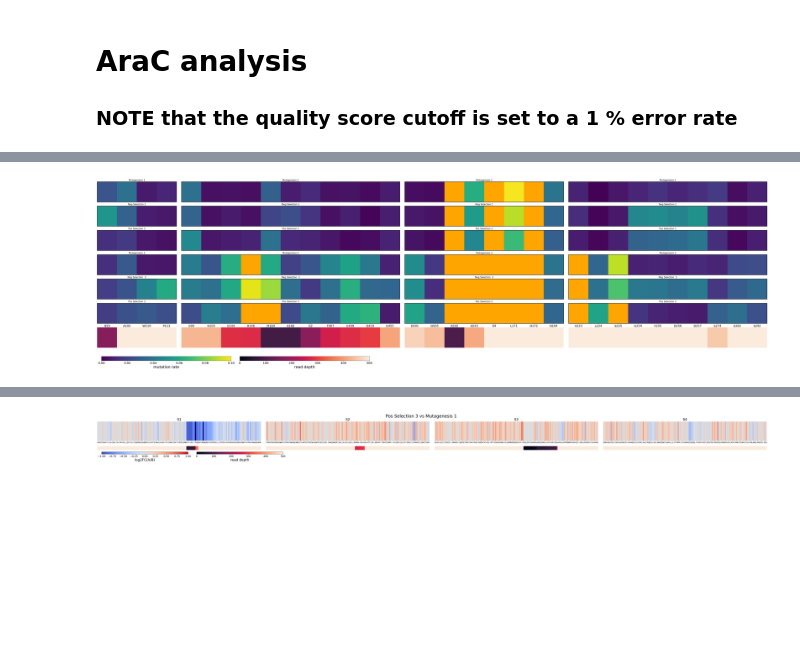
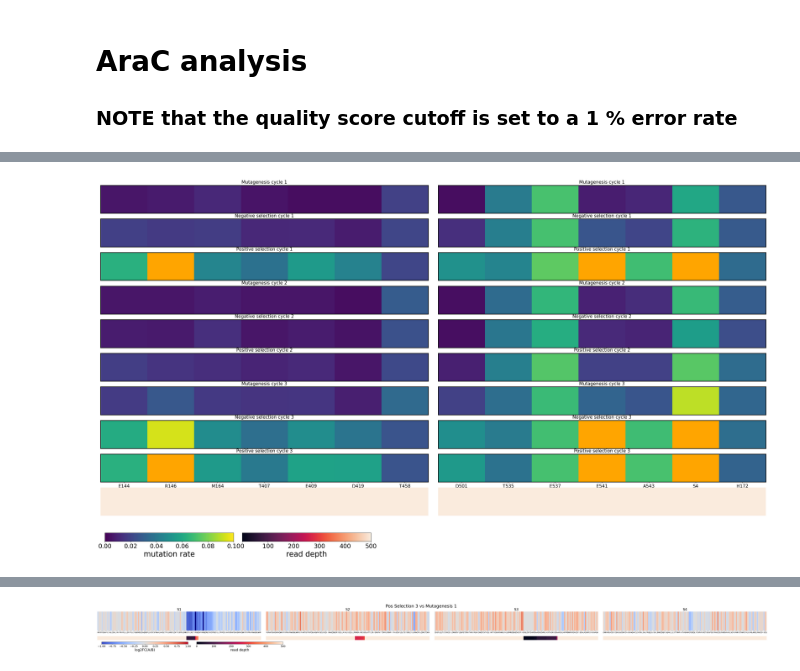
Before and after one commit to AliceHovsepyan/pogo_pance_draft, a Jupyter notebook: DMS_analysis_AraC.ipynb, the cells around one changed output, grey strips where cells are left out. Saved outputs shown, nothing was run; the diff lists cells and outputs as text; code cells hidden in the pictures; blank space fills up the shorter version.

```diff
--- a/DMS_analysis_AraC.ipynb
+++ b/DMS_analysis_AraC.ipynb
@@ -379,11 +467,24 @@ plt.show()
 # %%
 high_mut_pos_dict = {"S1":[], "S2":[], "S3":[], "S4":[]}
 low_cov_pos_dict = {"S1":[], "S2":[], "S3":[], "S4":[]}
-for cyclename in ["Mutagenesis", "NegPosSelection"]:
-    used_Barcodes = ["BC1", "BC2"] if cyclename == "Mutagenesis" else ["BC1", "BC2", "BC3", "BC4"]
-    for section in ["S1", "S2", "S3", "S4"]:
+
+used_Barcodes_perRun = {"Cycle2Mutagenesis": ["BC1"],
+                        "Cycle2NegPos": ["BC1", "BC2"],
+                        "Mutagenesis": ["BC1", "BC2"],
+                        "NegPosSelection": ["BC1", "BC2", "BC3", "BC4"]}
+
+used_Barcodes_perRun = {"S2S3alt3cyclesmut": ["BC1", "BC2", "BC3"],
+                        "S2S3alt3cyclesNegPos": ["BC1", "BC2", "BC3", "BC4", "BC5", "BC6"],
+                        }
+Sections = ["S2", "S3"]
+
+cyclenames = ["S2S3alt3cyclesmut", "S2S3alt3cyclesNegPos"]#["Cycle2Mutagenesis", "Cycle2NegPos", "Mutagenesis", "NegPosSelection"]
+
+for cyclename in cyclenames:
+    used_Barcodes = used_Barcodes_perRun[cyclename]
+    for section in Sections:
         for Bc in used_Barcodes:
-            high_mut_positions,low_cov_pos = find_mutated_pos(read_dict = all_reads, Barcode=Bc, Section=section, ref_gene =ref_gene, Primer_seq=Primer_seq, Primer_out_of_triplets=Primer_out_of_triplets, codons =codons, data_type = "AA", filter_treshold=0.03,cyclename = cyclename, cov_filter_treshold = 50)
+            high_mut_positions,low_cov_pos = find_mutated_pos(read_dict = all_reads, Barcode=Bc, Barcodes=Barcodes, Section=section, ref_gene =ref_gene, Primer_seq=Primer_seq, Primer_out_of_triplets=Primer_out_of_triplets, codons =codons, data_type = "AA", filter_treshold=0.03,cyclename = cyclename, cov_filter_treshold = 50)
             high_mut_pos_dict[section].extend(high_mut_positions)
             low_cov_pos_dict[section].extend(low_cov_pos)
 
@@ -394,8 +495,25 @@ high_mut_pos_dict = {sec:[mut_pos for mut_pos in mut_positions if mut_pos not in
 
 ## order dict values
 high_mut_pos_dict = {key: [pos for pos in sorted(value)] for key, value in high_mut_pos_dict.items()}
-# %%
-compare_mut_enrichement_for_all(all_reads, ref_gene, Primer_out_of_triplets, Barcodes ,Primer_seq , codons, Sections = ["S1", "S2", "S3", "S4"], use_rev_read =True, use_forward_read= True, xlim_plot = None,FigFolder = None, data_type = "AA", combine_mut_rates =True,show_only_pos=high_mut_pos_dict, vmax=0.1, xlabelticks=R5_Pool_AA_annot)
-# %% [output]
-[figure, removed]
+# %%
+### plot mutation rates per position (for pos with high mut rates)
+FigFolder = os.path.join(base_dir, "output/PACE/cycle_mut_enrichment/cycle_mut_enrichment_wC2/repeated_S2S3")
+# variants = ["Mutagenesis_BC1", "NegPosSelection_BC1", "NegPosSelection_BC2", "Cycle2Mutagenesis_BC1","Cycle2NegPos_BC1", "Cycle2NegPos_BC2","Mutagenesis_BC2", "NegPosSelection_BC3", "NegPosSelection_BC4"]
+# plt_titles =["Mutagenesis cycle 1", "Negative selection cycle 1", "Positive selection cycle 1", "Mutagenesis cycle 2", "Negative selection cycle 2", "Positive selection cycle 2","Mutagenesis cycle 3", "Negative selection cycle 3", "Positive selection cycle 3"]
+variants = ['S2S3alt3cyclesmut_BC1',
+ 'S2S3alt3cyclesmut_BC2',
+ 'S2S3alt3cyclesmut_BC3',
+ 'S2S3alt3cyclesNegPos_BC1',
+ 'S2S3alt3cyclesNegPos_BC2',
+ 'S2S3alt3cyclesNegPos_BC3',
+ 'S2S3alt3cyclesNegPos_BC4',
+ 'S2S3alt3cyclesNegPos_BC5',
+ 'S2S3alt3cyclesNegPos_BC6'] # use only R1 names
+plt_titles =["Mutagenesis cycle 1", "Negative selection cycle 1", "Positive selection cycle 1", "Mutagenesis cycle 2", "Negative selection cycle 2", "Positive selection cycle 2","Mutagenesis cycle 3", "Negative selection cycle 3", "Positive selection cycle 3"]
+Sections = ["S2", "S3"]
+
+
+compare_mut_enrichement_for_all(all_reads, ref_gene, Primer_out_of_triplets, Barcodes ,Primer_seq , codons, Sections = Sections, use_rev_read =True, use_forward_read= True, xlim_plot = None,FigFolder = FigFolder, data_type = "AA", combine_mut_rates =True,show_only_pos=high_mut_pos_dict, vmax=0.1, variants = variants, plt_titles = plt_titles, xlabelticks=R5_Pool_AA_annot)
+# %% [output]
+[figure, added]
 # %%
```
Also changed, not shown: parts of 6 cells of this notebook, 2 other files.
